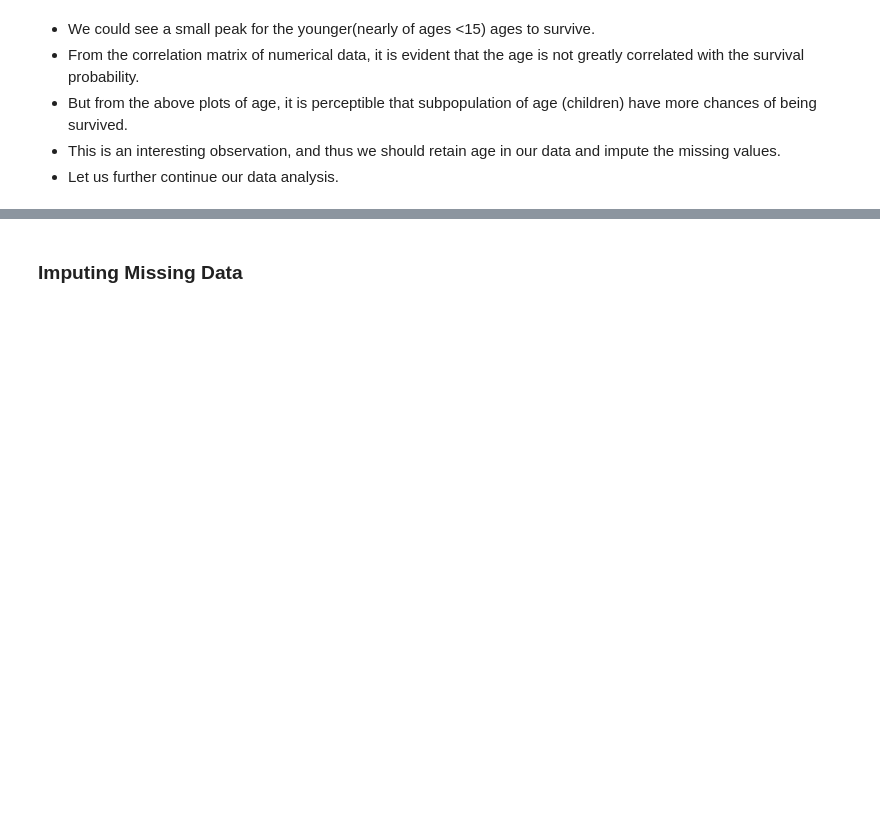
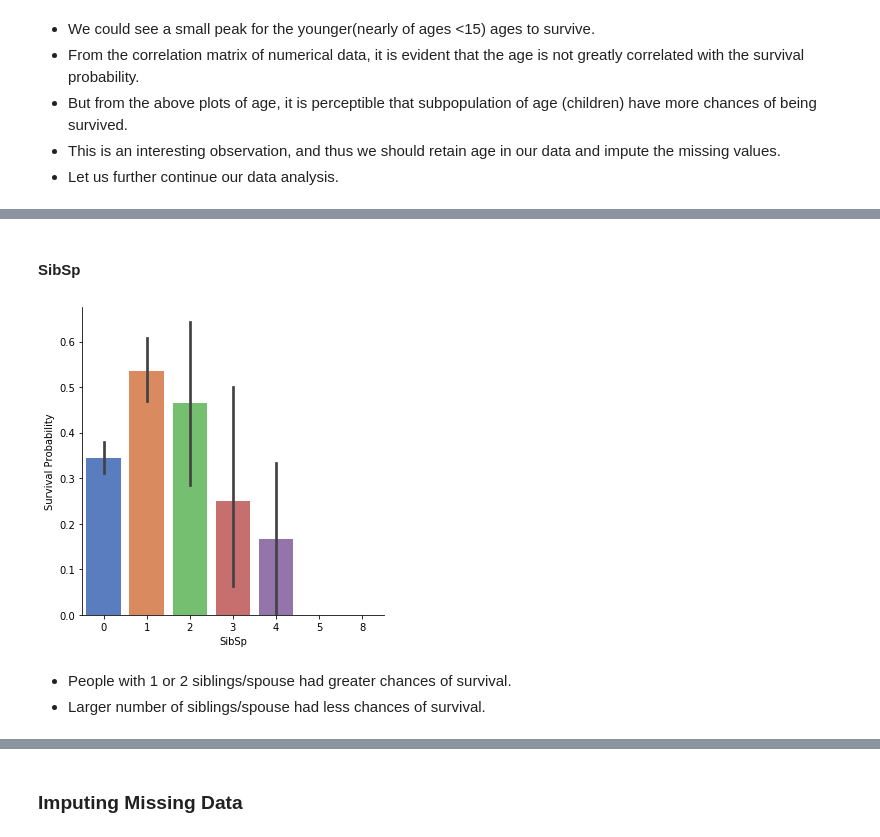
Before and after one commit to vagdevik/Titanic, a Jupyter notebook: Titanic/Titanic.ipynb, the cells around one changed output, grey strips where cells are left out. Cells and saved outputs as stored; diff of their text form; code cells hidden in the pictures; blank space fills up the shorter version.

```diff
--- a/Titanic/Titanic.ipynb
+++ b/Titanic/Titanic.ipynb
@@ -168,0 +215,10 @@ g = g.legend(["Not Survived","Survived"])
+# %% [markdown]
+#### SibSp
+# %%
+g  = sns.factorplot(x="SibSp",y="Survived",data=train_df,kind="bar", size = 5, palette = "muted")
+g = g.set_ylabels("Survival Probability")
+# %% [output]
+[figure, added]
+# %% [markdown]
+* People with 1 or 2 siblings/spouse  had greater chances of survival.
+* Larger number of siblings/spouse had less chances of survival.
```
Also changed, not shown: parts of 43 cells of this notebook.
